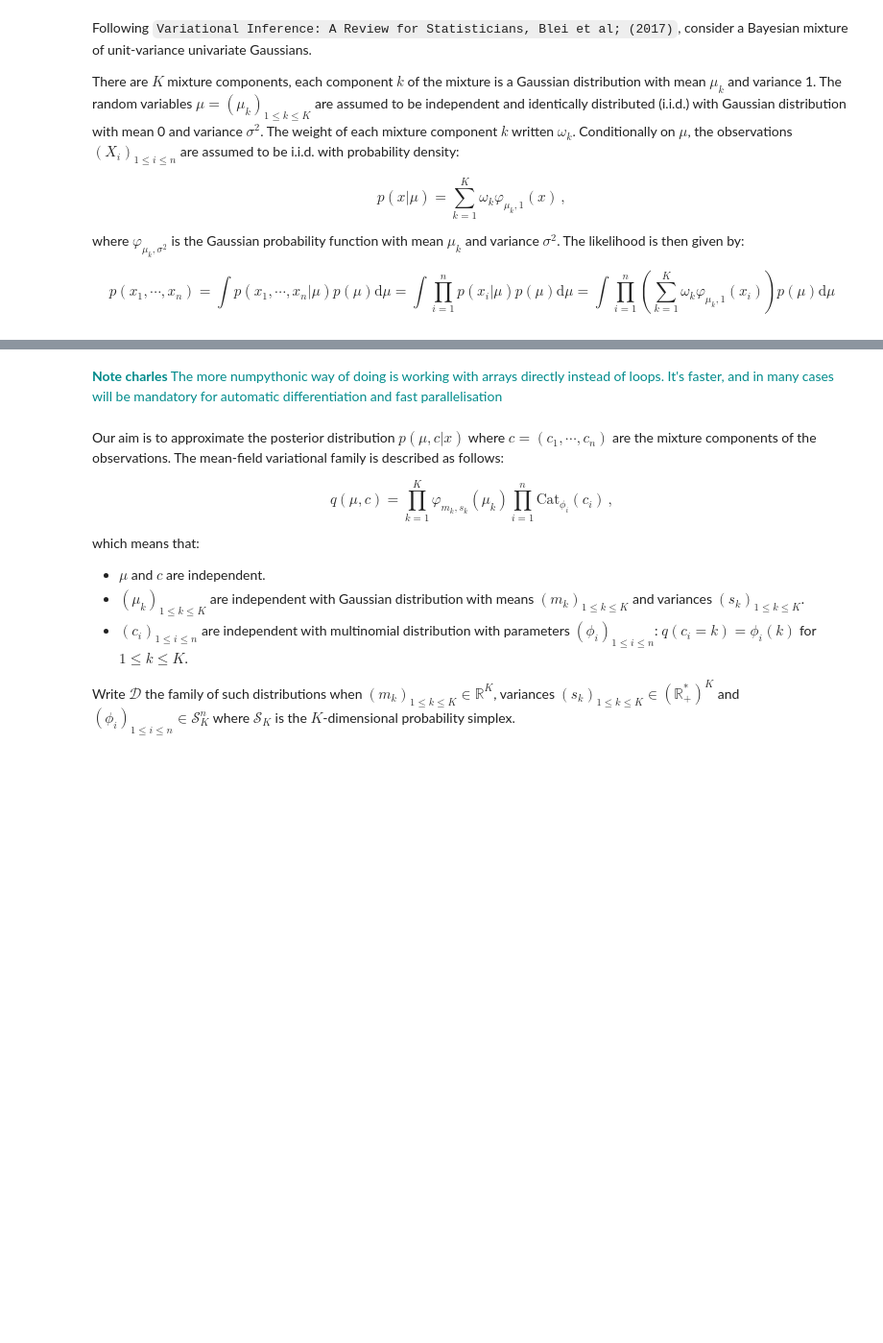
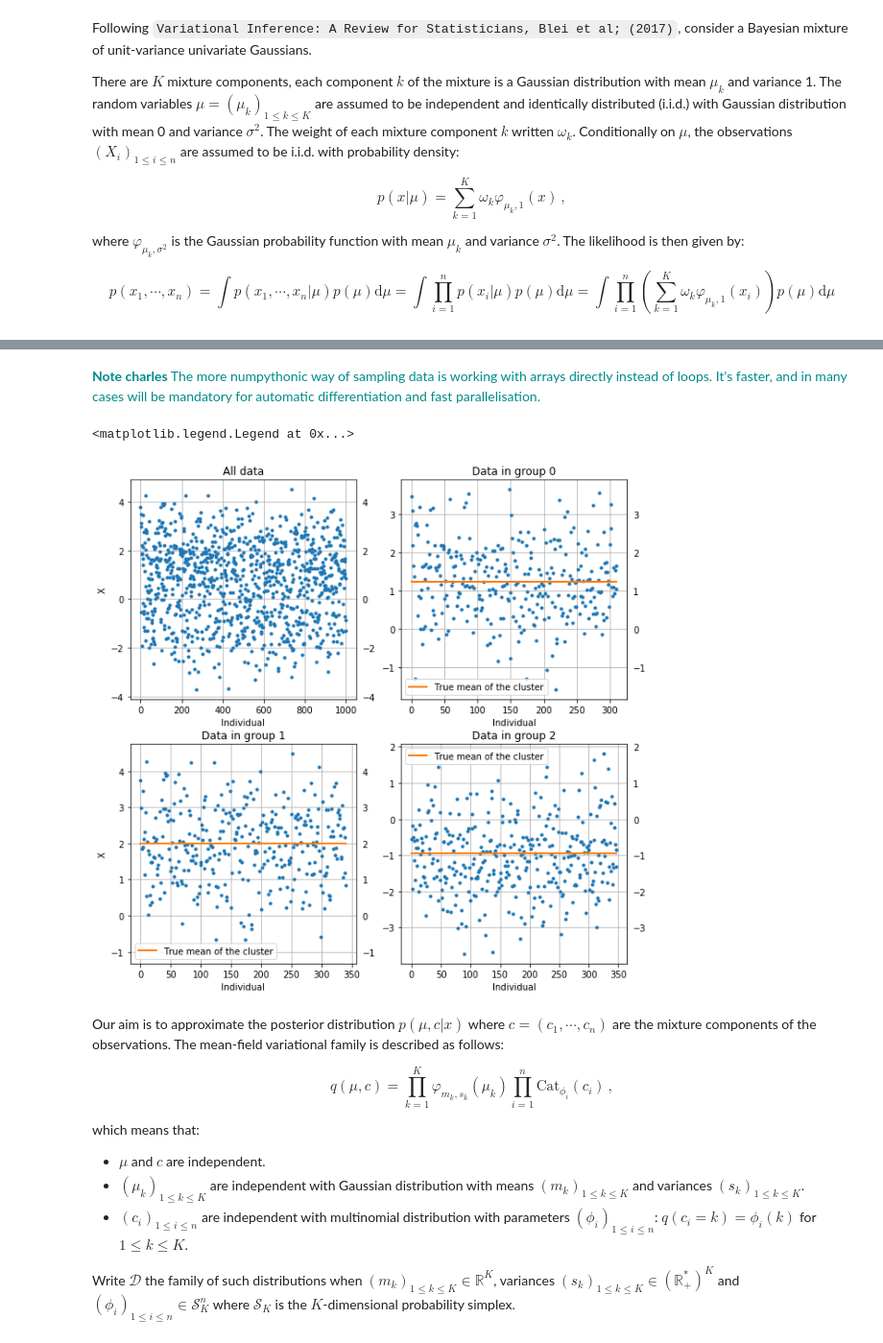
Before and after one commit to charlesollion/dlexperiments, a Jupyter notebook: VI_basics.ipynb, the cells around one changed output, grey strips where cells are left out. Shown: that part at 96% size. Drawn from its saved outputs; the diff is of its cells as text; code cells hidden in the pictures; blank space fills up the shorter version.

Commit message:
Added plots and details in VI_basics

```diff
--- a/VI_basics.ipynb
+++ b/VI_basics.ipynb
@@ -29,20 +29,13 @@ Application with $K= 3$, $\sigma^2 = 1$, $\omega_k = 1/K$ for all $1\leqslant k
 # %%
 # Sample data
 K  = 3 # number of mixture components
-mu = np.random.normal(0,1,3) # means of the distribution in each cluster
+mu = np.random.normal(0,np.sqrt(5),3) # means of the distribution in each cluster
 n_samples = 1000 # number of samples
+# %% [markdown]
+<font color=darkcyan> **Note charles**
+The more numpythonic way of sampling data is working with arrays directly instead of loops. It's faster, and in many cases will be mandatory for automatic differentiation and fast parallelisation.
 # %%
-idx = np.random.randint(0,K,n_samples) # labels of each observation
-X = np.zeros(n_samples)
+idx = np.random.randint(0,K,n_samples)
 np.random.seed(0)
-for i in range(n_samples):
-    X[i] = np.random.normal(loc=mu[idx[i]], scale=1)
+# here mu[idx], when idx is an integer array, returns an array of the mu values indexed by idx
+X = np.random.normal(0, 1, n_samples) + mu[idx]
-# %% [markdown]
-<font color=darkcyan> **Note charles**
-The more numpythonic way of doing is working with arrays directly instead of loops. It's faster, and in many cases will be mandatory for automatic differentiation and fast parallelisation
-# %%
-idx = np.random.randint(0,K,n_samples)
-np.random.seed(0)
-# here mu[idx], when idx is an integer array, returns an array of the mu values indexed by idx
-X2 = np.random.normal(0, 1, n_samples) + mu[idx]
-np.all(X==X2)
@@ -58,3 +42,40 @@ plt.ylabel('X')
+# %%
+fig = plt.figure(figsize=(10,10))
+plt.subplot(2,2,1)
+plt.plot(X, '.')
+plt.tick_params(labelright=True)
+plt.grid(True)
+plt.xlabel('Individual')
+plt.ylabel('X')
+plt.title('All data')
+plt.subplot(2,2,2)
+plt.plot(X[idx==0], '.')
+plt.plot(np.arange(np.size(X[idx==0])),mu[0]*np.ones(np.size(X[idx==0])), linewidth=2, label = 'True mean of the cluster')
+plt.tick_params(labelright=True)
+plt.grid(True)
+plt.xlabel('Individual')
+plt.title('Data in group 0')
+plt.legend()
+plt.subplot(2,2,3)
+plt.plot(X[idx==1], '.')
+plt.plot(np.arange(np.size(X[idx==1])),mu[1]*np.ones(np.size(X[idx==1])), linewidth=2, label = 'True mean of the cluster')
+plt.tick_params(labelright=True)
+plt.grid(True)
+plt.xlabel('Individual')
+plt.ylabel('X')
+plt.title('Data in group 1')
+plt.legend()
+plt.subplot(2,2,4)
+plt.plot(X[idx==2], '.')
+plt.plot(np.arange(np.size(X[idx==2])),mu[2]*np.ones(np.size(X[idx==2])), linewidth=2, label = 'True mean of the cluster')
+plt.tick_params(labelright=True)
+plt.grid(True)
+plt.xlabel('Individual')
+plt.title('Data in group 2')
+plt.legend()
+# %% [output]
+<matplotlib.legend.Legend at 0x...>
+[figure, added]
 # %% [markdown]
 Our aim is to approximate the posterior distribution $p(\mu,c|x)$ where $c = (c_1,\cdots,c_n)$ are the mixture components of the observations.  The mean-field variational family is described as follows:
 
```
Also changed, not shown: parts of 16 cells of this notebook.
